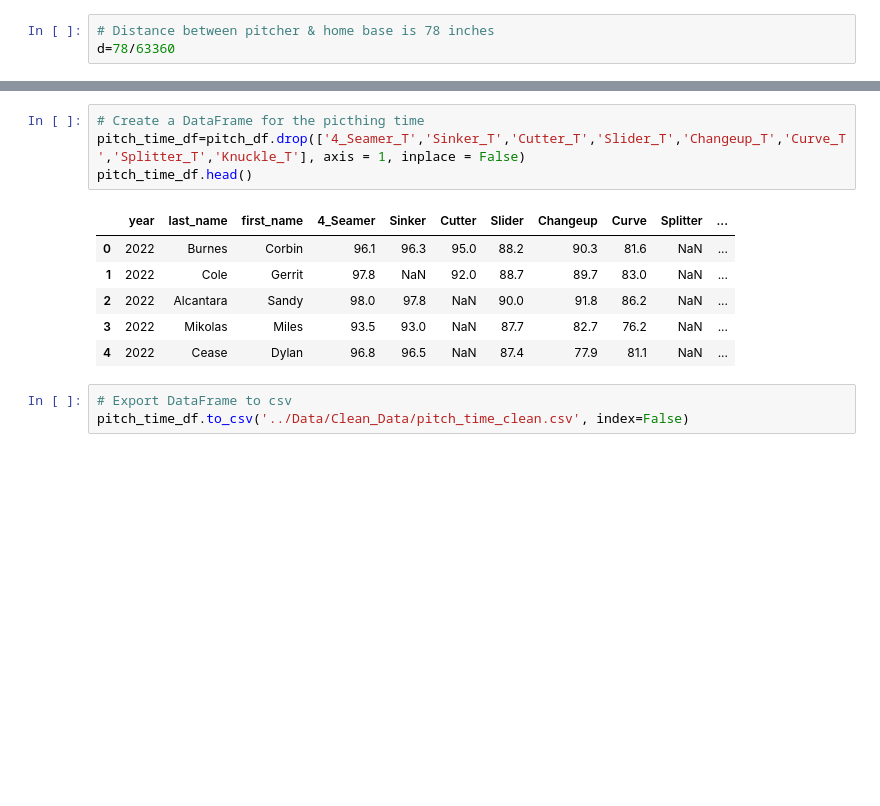
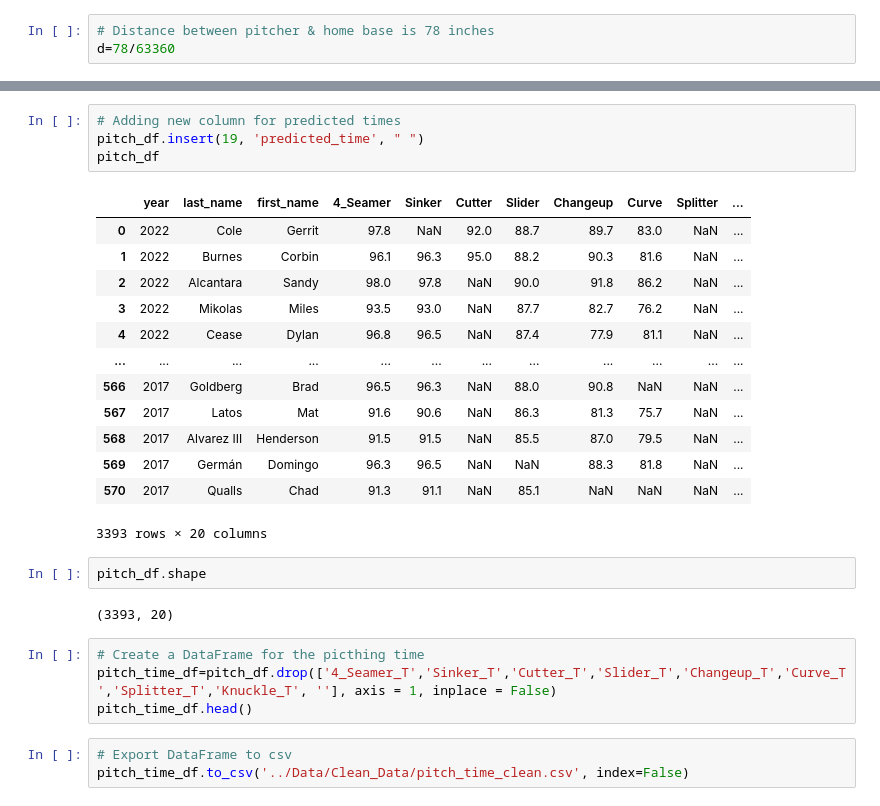
Before and after one commit to MireyNM/Predict_Future_MLB_Stats, a Jupyter notebook: Code/pitchers_data.ipynb, the cells around one changed output, grey strips where cells are left out. Cells and saved outputs as stored; diff of their text form; blank space fills up the shorter version.

Commit message:
inital push of running_splits_model

```diff
--- a/Code/pitchers_data.ipynb
+++ b/Code/pitchers_data.ipynb
@@ -157,17 +157,32 @@ pitch_df.head()
 | 2 | 2022 | Alcantara | Sandy | 98.0 | 97.8 | NaN | 90.0 | 91.8 | 86.2 | NaN | ... |
 | 3 | 2022 | Mikolas | Miles | 93.5 | 93.0 | NaN | 87.7 | 82.7 | 76.2 | NaN | ... |
 | 4 | 2022 | Cease | Dylan | 96.8 | 96.5 | NaN | 87.4 | 77.9 | 81.1 | NaN | ... |
-# %%
-# Create a DataFrame for the picthing time
-pitch_time_df=pitch_df.drop(['4_Seamer_T','Sinker_T','Cutter_T','Slider_T','Changeup_T','Curve_T','Splitter_T','Knuckle_T'], axis = 1, inplace = False)
-pitch_time_df.head()
-# %% [output]
-|  | year | last_name | first_name | 4_Seamer | Sinker | Cutter | Slider | Changeup | Curve | Splitter | ... |
-| 0 | 2022 | Burnes | Corbin | 96.1 | 96.3 | 95.0 | 88.2 | 90.3 | 81.6 | NaN | ... |
-| 1 | 2022 | Cole | Gerrit | 97.8 | NaN | 92.0 | 88.7 | 89.7 | 83.0 | NaN | ... |
-| 2 | 2022 | Alcantara | Sandy | 98.0 | 97.8 | NaN | 90.0 | 91.8 | 86.2 | NaN | ... |
-| 3 | 2022 | Mikolas | Miles | 93.5 | 93.0 | NaN | 87.7 | 82.7 | 76.2 | NaN | ... |
-| 4 | 2022 | Cease | Dylan | 96.8 | 96.5 | NaN | 87.4 | 77.9 | 81.1 | NaN | ... |
-# %%
-# Export DataFrame to csv
-pitch_time_df.to_csv('../Data/Clean_Data/pitch_time_clean.csv', index=False)
+# %%
+# Adding new column for predicted times
+pitch_df.insert(19, 'predicted_time', " ")
+pitch_df
+# %% [output]
+|  | year | last_name | first_name | 4_Seamer | Sinker | Cutter | Slider | Changeup | Curve | Splitter | ... |
+| 0 | 2022 | Cole | Gerrit | 97.8 | NaN | 92.0 | 88.7 | 89.7 | 83.0 | NaN | ... |
+| 1 | 2022 | Burnes | Corbin | 96.1 | 96.3 | 95.0 | 88.2 | 90.3 | 81.6 | NaN | ... |
+| 2 | 2022 | Alcantara | Sandy | 98.0 | 97.8 | NaN | 90.0 | 91.8 | 86.2 | NaN | ... |
+| 3 | 2022 | Mikolas | Miles | 93.5 | 93.0 | NaN | 87.7 | 82.7 | 76.2 | NaN | ... |
+| 4 | 2022 | Cease | Dylan | 96.8 | 96.5 | NaN | 87.4 | 77.9 | 81.1 | NaN | ... |
+| ... | ... | ... | ... | ... | ... | ... | ... | ... | ... | ... | ... |
+| 566 | 2017 | Goldberg | Brad | 96.5 | 96.3 | NaN | 88.0 | 90.8 | NaN | NaN | ... |
+| 567 | 2017 | Latos | Mat | 91.6 | 90.6 | NaN | 86.3 | 81.3 | 75.7 | NaN | ... |
+| 568 | 2017 | Alvarez III | Henderson | 91.5 | 91.5 | NaN | 85.5 | 87.0 | 79.5 | NaN | ... |
+| 569 | 2017 | Germán | Domingo | 96.3 | 96.5 | NaN | NaN | 88.3 | 81.8 | NaN | ... |
+| 570 | 2017 | Qualls | Chad | 91.3 | 91.1 | NaN | 85.1 | NaN | NaN | NaN | ... |
+3393 rows × 20 columns
+# %%
+pitch_df.shape
+# %% [output]
+(3393, 20)
+# %%
+# Create a DataFrame for the picthing time
+pitch_time_df=pitch_df.drop(['4_Seamer_T','Sinker_T','Cutter_T','Slider_T','Changeup_T','Curve_T','Splitter_T','Knuckle_T', ''], axis = 1, inplace = False)
+pitch_time_df.head()
+# %%
+# Export DataFrame to csv
+pitch_time_df.to_csv('../Data/Clean_Data/pitch_time_clean.csv', index=False)
```
Also changed, not shown: parts of 4 cells of this notebook, 36 other files.
